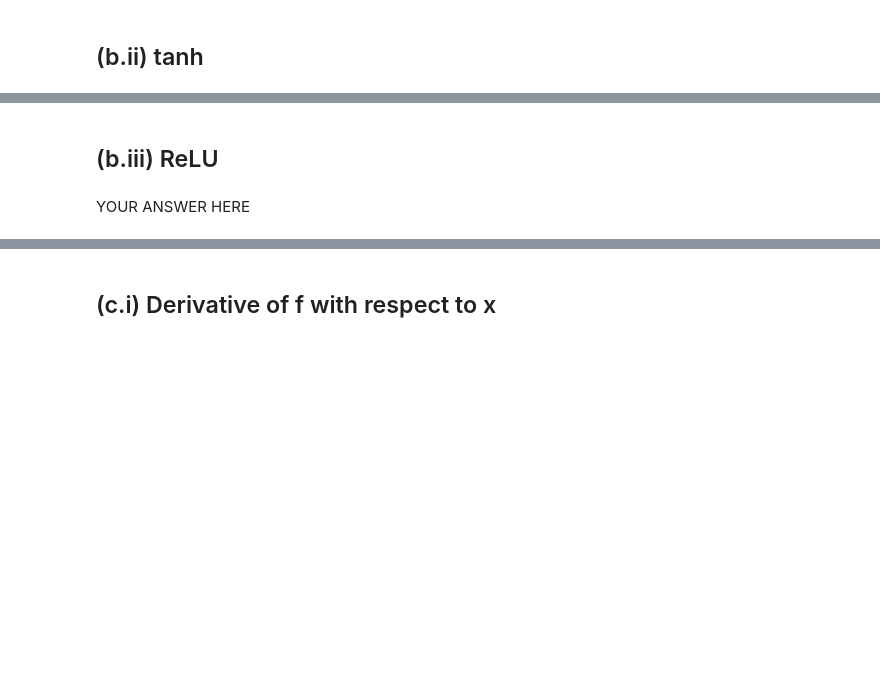
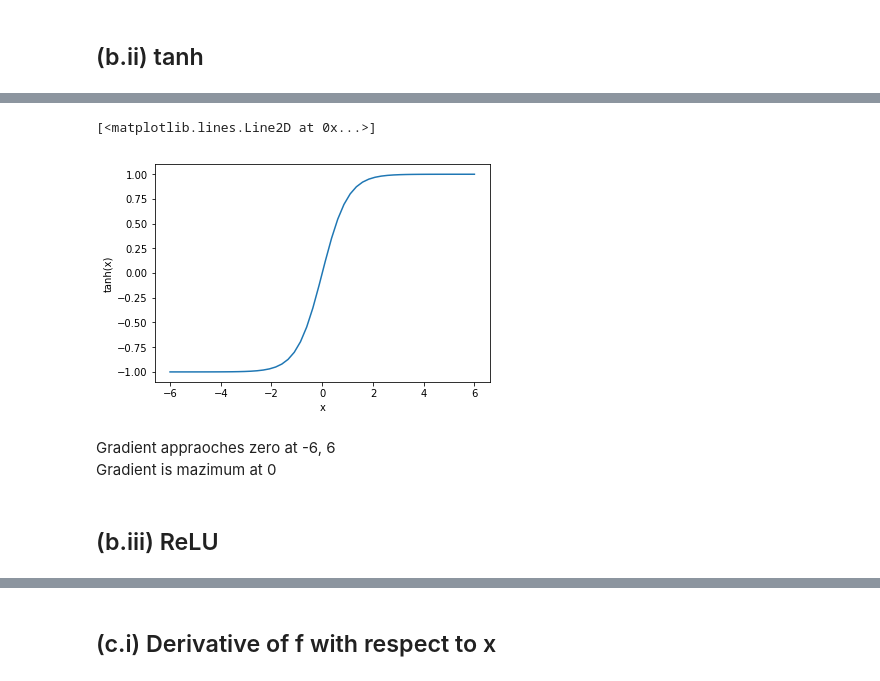
Before and after one commit to pranaabdhawan/CS489-4B, a Jupyter notebook: p2dhawan_a1.ipynb, the cells around one changed output, grey strips where cells are left out. Cells and saved outputs as stored; diff of their text form; code cells hidden in the pictures; blank space fills up the shorter version.

```diff
--- a/p2dhawan_a1.ipynb
+++ b/p2dhawan_a1.ipynb
@@ -509,2 +518,16 @@ YOUR ANSWER HERE
+# %%
+# ii.
+numbers = np.linspace(-6, 6, 50)
+values = [math.tanh(x) for x in numbers]
+plt.figure()
+plt.xlabel("x")
+plt.ylabel("tanh(x)")
+plt.plot(numbers, values)
+# %% [output]
+[<matplotlib.lines.Line2D at 0x...>]
+[figure, added]
+# %% [markdown]
+Gradient appraoches zero at -6, 6
+Gradient is mazimum at 0
 # %% [markdown]
 ## (b.iii) ReLU
@@ -513,2 +533,0 @@ YOUR ANSWER HERE
-# %% [markdown]
-YOUR ANSWER HERE
```
Also changed, not shown: parts of 17 cells of this notebook.
